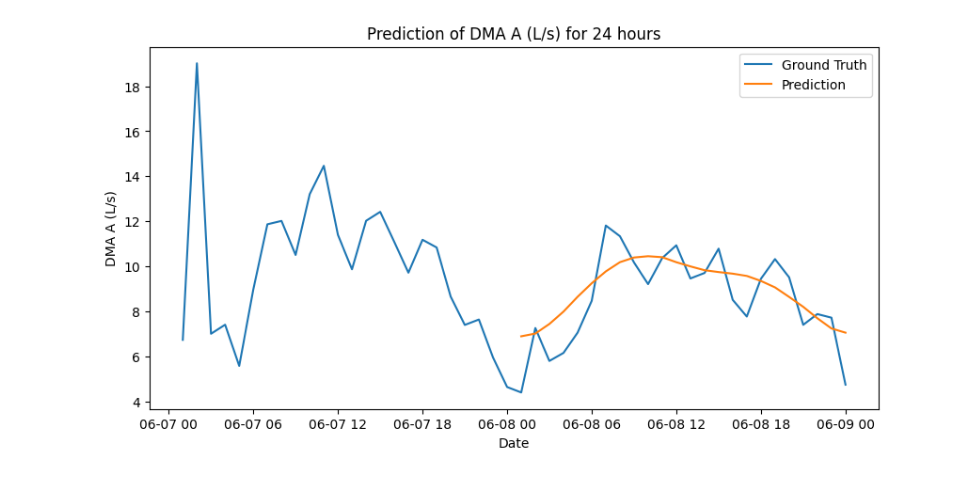
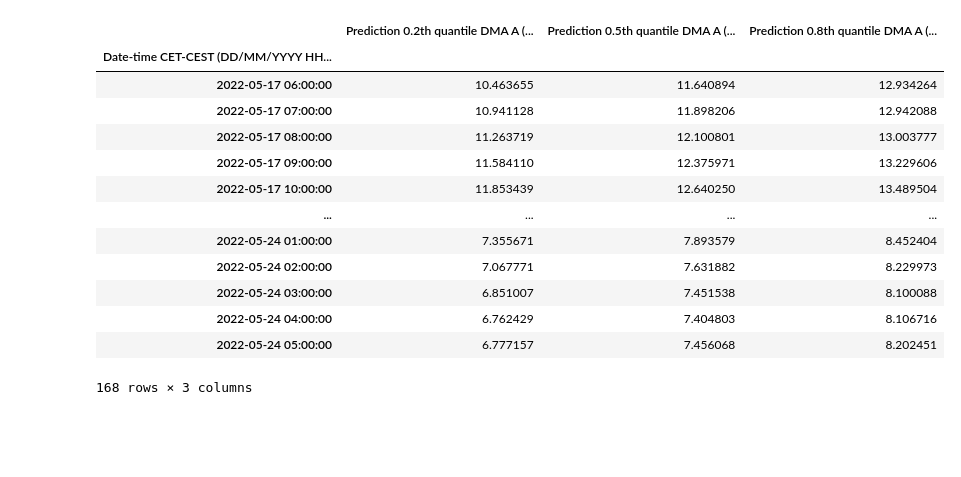
Before and after one commit to ChristiaanWewer/Water-Demand-Forecasting, a Jupyter notebook: testing.ipynb, the cells around one changed output. Cells and saved outputs as stored; diff of their text form; code cells hidden in the pictures; blank space fills up the shorter version.

Commit message:
quantile works

```diff
--- a/testing.ipynb
+++ b/testing.ipynb
@@ -102,12 +138,17 @@ df_truth = df_truth.iloc[:48]
-# %%
-# plot prediction along with prediction data
-fig, ax = plt.subplots(figsize=(10, 5))
-ax.plot(df_truth.index, df_truth['DMA A (L/s)'], label='Ground Truth')
-ax.plot(df_prediction.index, df_prediction['DMA A (L/s)_pred'], label='Prediction')
-ax.set_xlabel('Date')
-ax.set_ylabel('DMA A (L/s)')
-ax.legend()
-ax.set_title('Prediction of DMA A (L/s) for 24 hours')
-plt.show()
-# %% [output]
-[figure, removed]
+# %%
+df_prediction
+# %% [output]
+|  | Prediction 0.2th quantile DMA A (... | Prediction 0.5th quantile DMA A (... | Prediction 0.8th quantile DMA A (... |
+| Date-time CET-CEST (DD/MM/YYYY HH... |  |  |  |
+| 2022-05-17 06:00:00 | 10.463655 | 11.640894 | 12.934264 |
+| 2022-05-17 07:00:00 | 10.941128 | 11.898206 | 12.942088 |
+| 2022-05-17 08:00:00 | 11.263719 | 12.100801 | 13.003777 |
+| 2022-05-17 09:00:00 | 11.584110 | 12.375971 | 13.229606 |
+| 2022-05-17 10:00:00 | 11.853439 | 12.640250 | 13.489504 |
+| ... | ... | ... | ... |
+| 2022-05-24 01:00:00 | 7.355671 | 7.893579 | 8.452404 |
+| 2022-05-24 02:00:00 | 7.067771 | 7.631882 | 8.229973 |
+| 2022-05-24 03:00:00 | 6.851007 | 7.451538 | 8.100088 |
+| 2022-05-24 04:00:00 | 6.762429 | 7.404803 | 8.106716 |
+| 2022-05-24 05:00:00 | 6.777157 | 7.456068 | 8.202451 |
+168 rows × 3 columns
```
Also changed, not shown: parts of 12 cells of this notebook, 14 other files.
